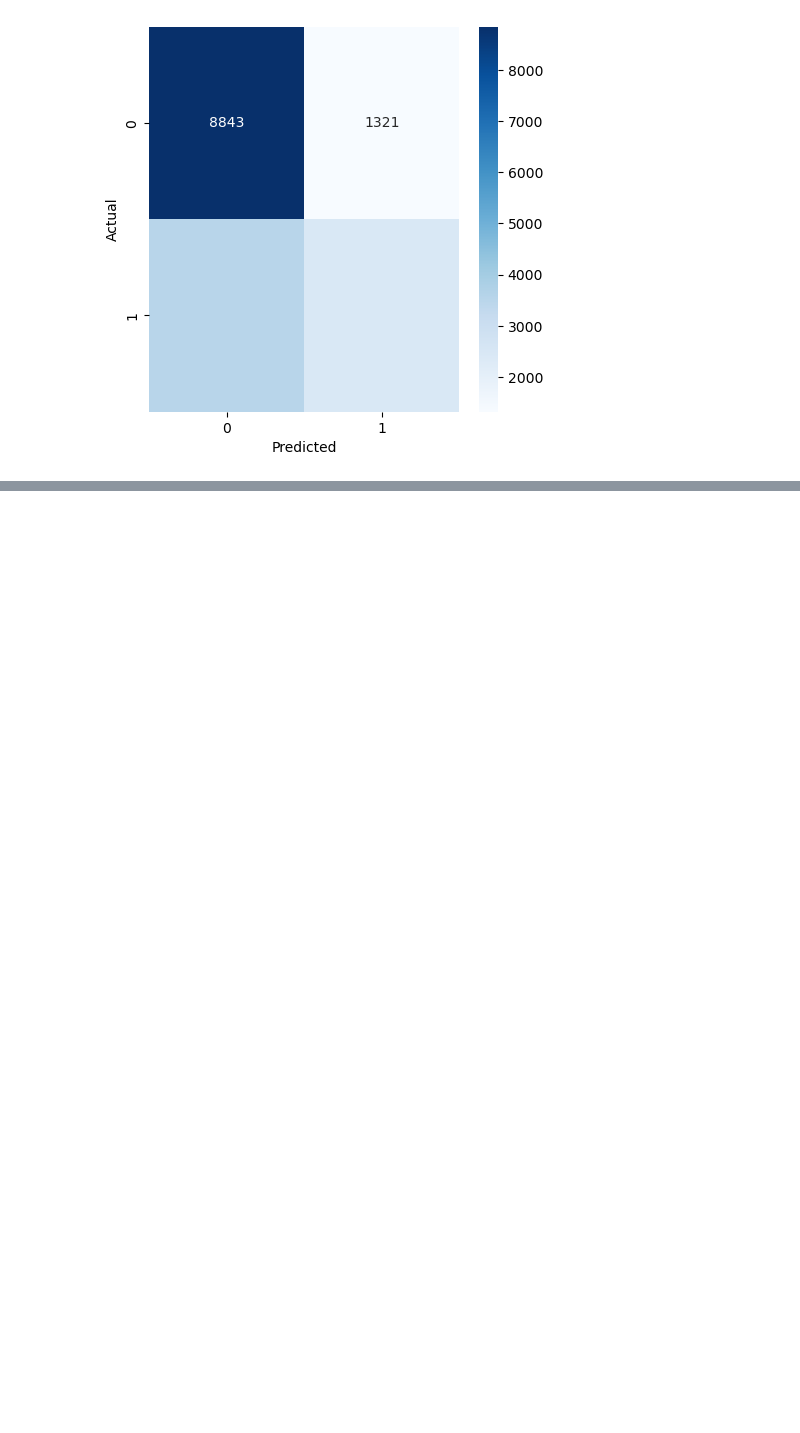
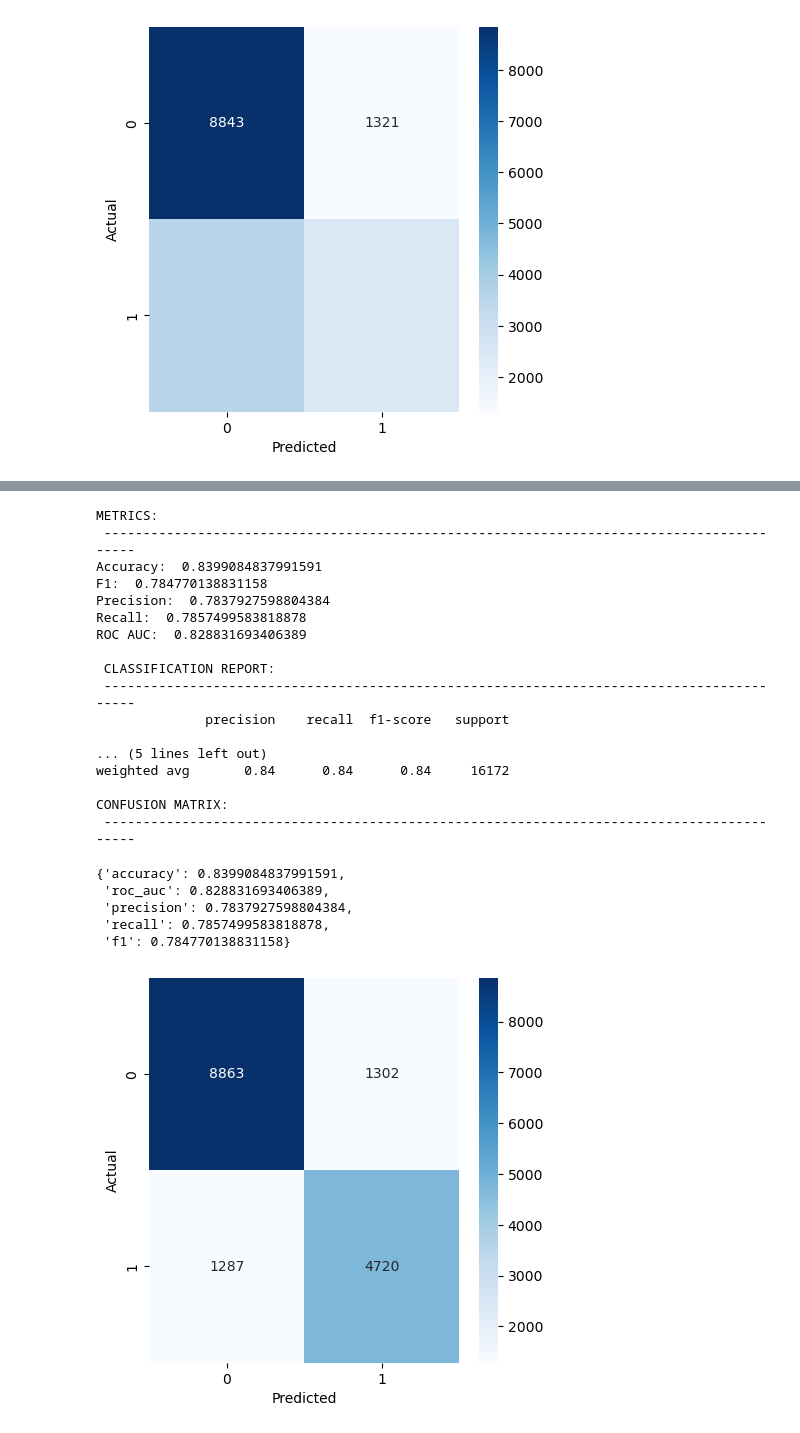
Before and after one commit to ClaudiaValverde/quora-challenge, a Jupyter notebook: reproduce_results.ipynb, the cells around one changed output, grey strips where cells are left out. Saved outputs shown, nothing was run; the diff lists cells and outputs as text; code cells hidden in the pictures; blank space fills up the shorter version.

```diff
--- a/reproduce_results.ipynb
+++ b/reproduce_results.ipynb
@@ -474,0 +589,27 @@ CONFUSION MATRIX:
+# %%
+scores = xgb_model.predict(embs_te)
+evaluate_scores(scores, y_te, display=True)
+# %% [output]
+METRICS:
+ ------------------------------------------------------------------------------------------
+Accuracy:  0.8399084837991591
+F1:  0.784770138831158
+Precision:  0.7837927598804384
+Recall:  0.7857499583818878
+ROC AUC:  0.828831693406389
+
+ CLASSIFICATION REPORT:
+ ------------------------------------------------------------------------------------------
+              precision    recall  f1-score   support
+
+... (5 lines left out)
+weighted avg       0.84      0.84      0.84     16172
+
+CONFUSION MATRIX:
+ ------------------------------------------------------------------------------------------
+{'accuracy': 0.8399084837991591,
+ 'roc_auc': 0.828831693406389,
+ 'precision': 0.7837927598804384,
+ 'recall': 0.7857499583818878,
+ 'f1': 0.784770138831158}
+[figure, added]
```
Also changed, not shown: parts of 16 cells of this notebook, 13 other files.
